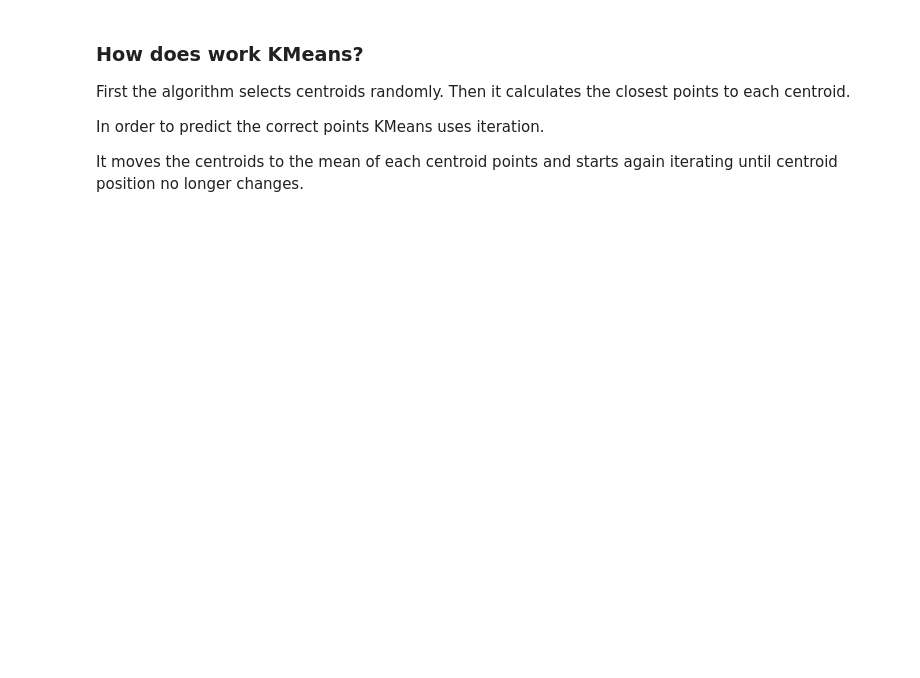
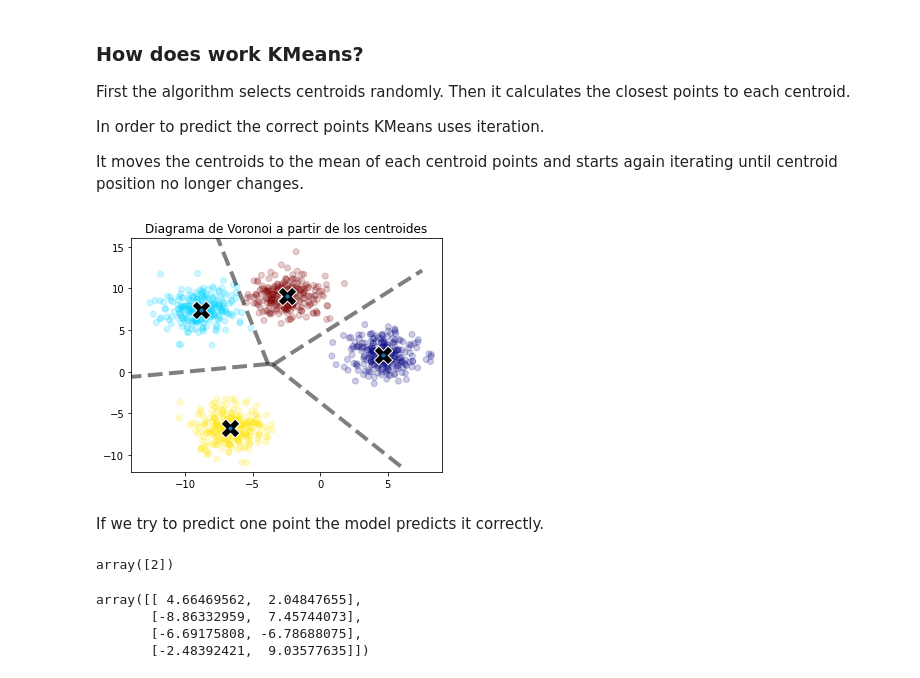
Before and after one commit to jorgegmartin/Master_Data_Science, a Jupyter notebook: 09_UnsupervisedLearning/UnsupervisedLearningNotes.ipynb, the cells around one changed output. Saved outputs shown, nothing was run; the diff lists cells and outputs as text; code cells hidden in the pictures; blank space fills up the shorter version.

```diff
--- a/09_UnsupervisedLearning/UnsupervisedLearningNotes.ipynb
+++ b/09_UnsupervisedLearning/UnsupervisedLearningNotes.ipynb
@@ -82,3 +81,32 @@ In order to predict the correct points KMeans uses iteration.
 It moves the centroids to the mean of each centroid points and starts again iterating until centroid position no longer changes.
 # %%
 # RESERVADO PARA LA VISUALIZACION PREPARADA POR EL PROFESOR
+# %%
+from scipy.spatial import Voronoi, voronoi_plot_2d
+
+vor = Voronoi(model.cluster_centers_)
+fig, ax = plt.subplots(1, 1, figsize=(5, 4))
+ax.scatter(X[:, 0], X[:, 1], c=model.labels_, alpha=.2, cmap='jet')
+fig = voronoi_plot_2d(vor, ax=ax, show_vertices=False, line_colors='black', line_width=4, edgecolors='w', line_alpha=.5)
+
+ax.scatter(model.cluster_centers_[:, 0], model.cluster_centers_[:, 1], s=350, c='k', marker='X', edgecolors='w')
+
+ax.set_title('Diagrama de Voronoi a partir de los centroides')
+ax.set_xlim(-14, 9)
+ax.set_ylim(-12, 16)
+plt.tight_layout()
+# %% [output]
+[figure, added]
+# %% [markdown]
+If we try to predict one point the model predicts it correctly.
+# %%
+model.predict([[0, -10]])
+# %% [output]
+array([2])
+# %%
+model.cluster_centers_
+# %% [output]
+array([[ 4.66469562,  2.04847655],
+       [-8.86332959,  7.45744073],
+       [-6.69175808, -6.78688075],
+       [-2.48392421,  9.03577635]])
```
Also changed, not shown: parts of 28 cells of this notebook.
